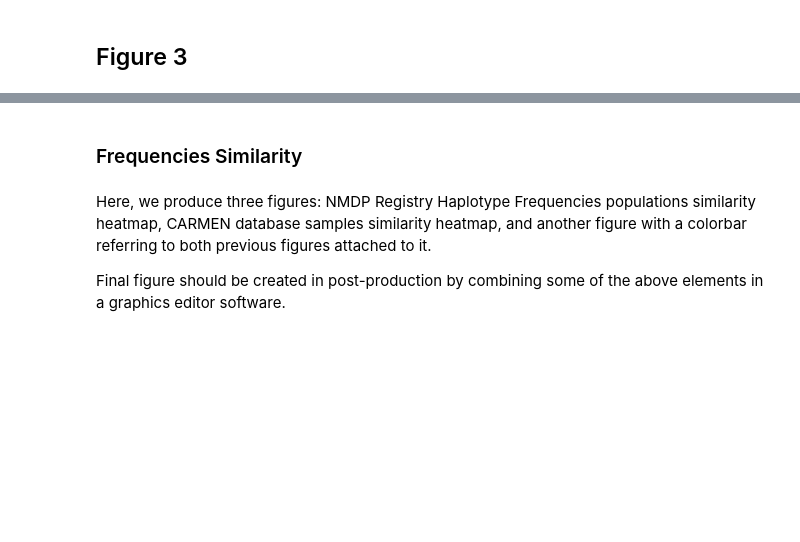
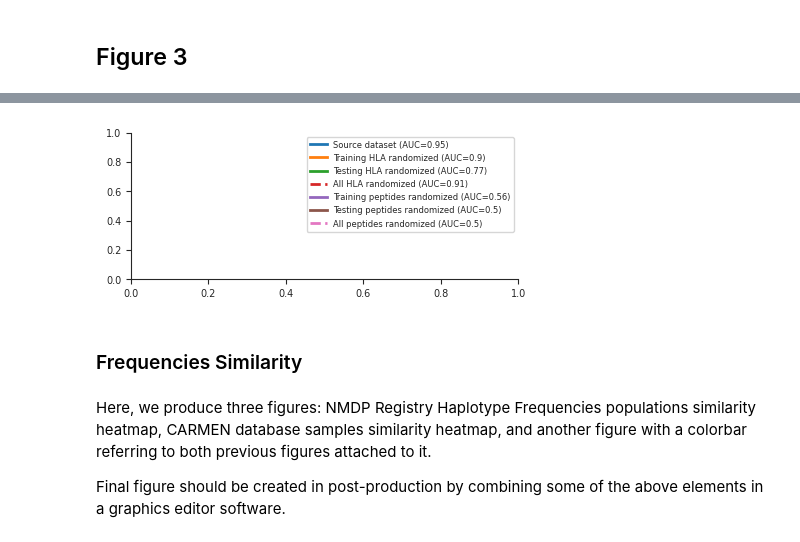
Before and after one commit to immuno-informatics/carmen-analysis, a Jupyter notebook: scripts/analysis_data_generation_and_figures_1.ipynb, the cells around one changed output, grey strips where cells are left out. Saved outputs shown, nothing was run; the diff lists cells and outputs as text; code cells hidden in the pictures; blank space fills up the shorter version.

```diff
--- a/scripts/analysis_data_generation_and_figures_1.ipynb
+++ b/scripts/analysis_data_generation_and_figures_1.ipynb
@@ -2823,0 +3001,23 @@ fig.savefig(file_name)
+# %%
+# Figure config
+
+fig_size = figsize_in_mm(108.772, 45.373)
+
+fig_name = "fig-3-ml-metrics"
+
+width_ratios = [1, 0.5]
+
+linewidth = 2
+
+lines_ticks_fontsize = 7
+
+legend_fontsize = 6
+
+auc_round = 2
+
+bar_width = 0.115
+
+bars_ticks_fontsize = 7
+bars_label_rot = 45
+
+bars_labels = ["Accuracy", "Sensitivity", "Specificity"]
@@ -2824,3 +3084,17 @@ fig.savefig(file_name)
+# %%
+# Save legend separately
+
+fig_name = "fig-3-ml-metrics-legend"
+
+fig_legend = plt.figure(figsize=fig_size, layout="constrained")
+ax_legend = fig_legend.add_subplot()
+
+_ = ax_legend.legend(handles=ax_roc.lines, fontsize=legend_fontsize)
+
+file_name = figures_main_dir.joinpath(f"{fig_name}.pdf")
+fig_legend.savefig(file_name)
+# %% [output]
+[figure, added]
 # %% [markdown]
 ### Frequencies Similarity
 # %% [markdown]
```
Also changed, not shown: parts of 39 cells of this notebook, 1 other file.
